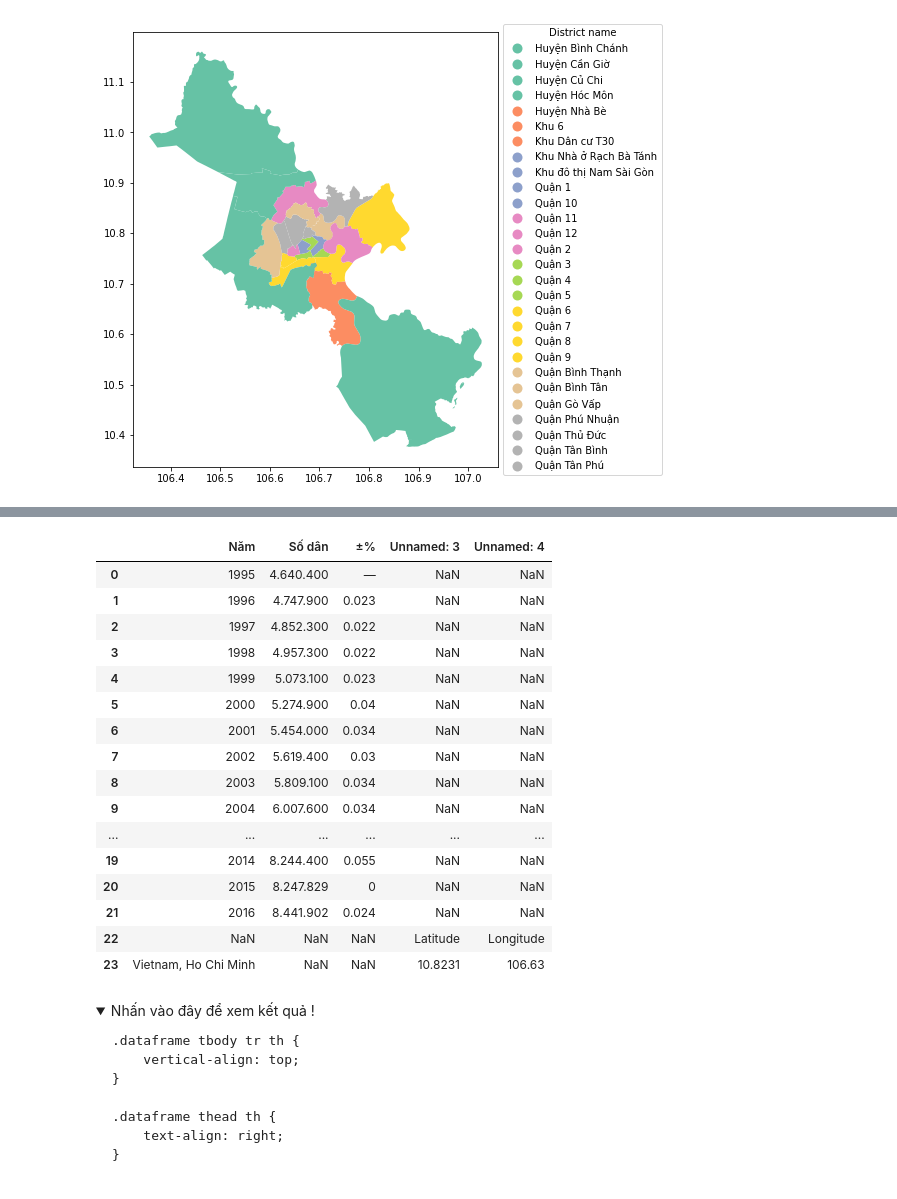
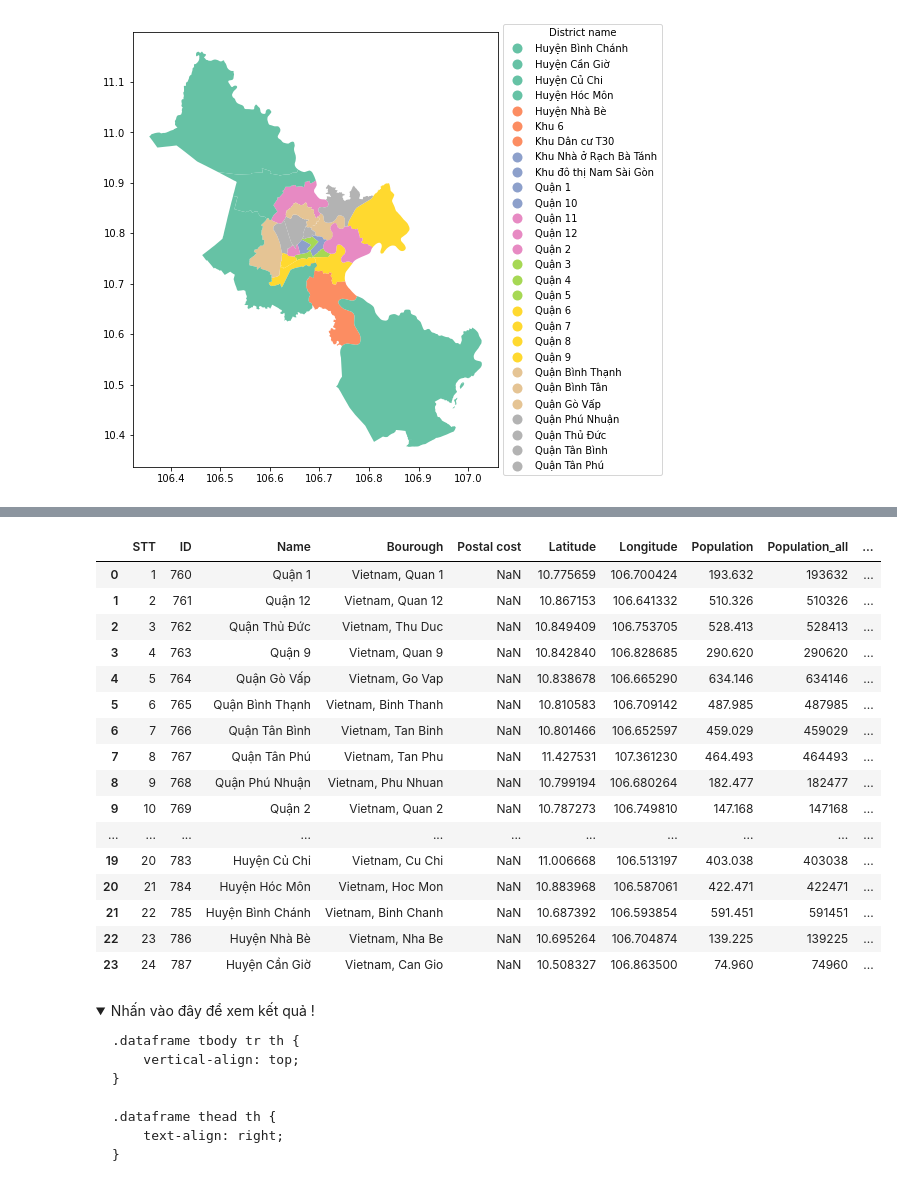
Before and after one commit to galvin96/course-MachineLearning, a Jupyter notebook: Bai_8/8.1/Chapter8_Exercise1_Geojson_HCMC.ipynb, the cells around one changed output, grey strips where cells are left out. Drawn from its saved outputs; the diff is of its cells as text; code cells hidden in the pictures; folded sections open.

```diff
--- a/Bai_8/8.1/Chapter8_Exercise1_Geojson_HCMC.ipynb
+++ b/Bai_8/8.1/Chapter8_Exercise1_Geojson_HCMC.ipynb
@@ -208,26 +208,26 @@ geo_df.plot(column='localname', cmap = 'Set2', figsize=(10,8), legend=True, lege
 </details>
 # %%
 # Câu 2: Đọc dữ liệu trong sheet 'location' của file HCMC_location.xlsx  => tìm hiểu dữ liệu location
-location = pd.read_excel('HCMC_location.xlsx')
+location = pd.read_excel('HCMC_location.xlsx', sheet_name='Location')
 location
 # %% [output]
-|  | Năm | Số dân | ±% | Unnamed: 3 | Unnamed: 4 |
-| 0 | 1995 | 4.640.400 | — | NaN | NaN |
-| 1 | 1996 | 4.747.900 | 0.023 | NaN | NaN |
-| 2 | 1997 | 4.852.300 | 0.022 | NaN | NaN |
-| 3 | 1998 | 4.957.300 | 0.022 | NaN | NaN |
-| 4 | 1999 | 5.073.100 | 0.023 | NaN | NaN |
-| 5 | 2000 | 5.274.900 | 0.04 | NaN | NaN |
-| 6 | 2001 | 5.454.000 | 0.034 | NaN | NaN |
-| 7 | 2002 | 5.619.400 | 0.03 | NaN | NaN |
-| 8 | 2003 | 5.809.100 | 0.034 | NaN | NaN |
-| 9 | 2004 | 6.007.600 | 0.034 | NaN | NaN |
-| ... | ... | ... | ... | ... | ... |
-| 19 | 2014 | 8.244.400 | 0.055 | NaN | NaN |
-| 20 | 2015 | 8.247.829 | 0 | NaN | NaN |
-| 21 | 2016 | 8.441.902 | 0.024 | NaN | NaN |
-| 22 | NaN | NaN | NaN | Latitude | Longitude |
-| 23 | Vietnam, Ho Chi Minh | NaN | NaN | 10.8231 | 106.63 |
+|  | STT | ID | Name | Bourough | Postal cost | Latitude | Longitude | Population | Population_all | ... |
+| 0 | 1 | 760 | Quận 1 | Vietnam, Quan 1 | NaN | 10.775659 | 106.700424 | 193.632 | 193632 | ... |
+| 1 | 2 | 761 | Quận 12 | Vietnam, Quan 12 | NaN | 10.867153 | 106.641332 | 510.326 | 510326 | ... |
+| 2 | 3 | 762 | Quận Thủ Đức | Vietnam, Thu Duc | NaN | 10.849409 | 106.753705 | 528.413 | 528413 | ... |
+| 3 | 4 | 763 | Quận 9 | Vietnam, Quan 9 | NaN | 10.842840 | 106.828685 | 290.620 | 290620 | ... |
+| 4 | 5 | 764 | Quận Gò Vấp | Vietnam, Go Vap | NaN | 10.838678 | 106.665290 | 634.146 | 634146 | ... |
+| 5 | 6 | 765 | Quận Bình Thạnh | Vietnam, Binh Thanh | NaN | 10.810583 | 106.709142 | 487.985 | 487985 | ... |
+| 6 | 7 | 766 | Quận Tân Bình | Vietnam, Tan Binh | NaN | 10.801466 | 106.652597 | 459.029 | 459029 | ... |
+| 7 | 8 | 767 | Quận Tân Phú | Vietnam, Tan Phu | NaN | 11.427531 | 107.361230 | 464.493 | 464493 | ... |
+| 8 | 9 | 768 | Quận Phú Nhuận | Vietnam, Phu Nhuan | NaN | 10.799194 | 106.680264 | 182.477 | 182477 | ... |
+| 9 | 10 | 769 | Quận 2 | Vietnam, Quan 2 | NaN | 10.787273 | 106.749810 | 147.168 | 147168 | ... |
+| ... | ... | ... | ... | ... | ... | ... | ... | ... | ... | ... |
+| 19 | 20 | 783 | Huyện Củ Chi | Vietnam, Cu Chi | NaN | 11.006668 | 106.513197 | 403.038 | 403038 | ... |
+| 20 | 21 | 784 | Huyện Hóc Môn | Vietnam, Hoc Mon | NaN | 10.883968 | 106.587061 | 422.471 | 422471 | ... |
+| 21 | 22 | 785 | Huyện Bình Chánh | Vietnam, Binh Chanh | NaN | 10.687392 | 106.593854 | 591.451 | 591451 | ... |
+| 22 | 23 | 786 | Huyện Nhà Bè | Vietnam, Nha Be | NaN | 10.695264 | 106.704874 | 139.225 | 139225 | ... |
+| 23 | 24 | 787 | Huyện Cần Giờ | Vietnam, Can Gio | NaN | 10.508327 | 106.863500 | 74.960 | 74960 | ... |
 # %% [markdown]
 <details>
   <summary>Nhấn vào đây để xem kết quả !</summary>
```
Also changed, not shown: parts of 2 cells of this notebook, 6 other files.
